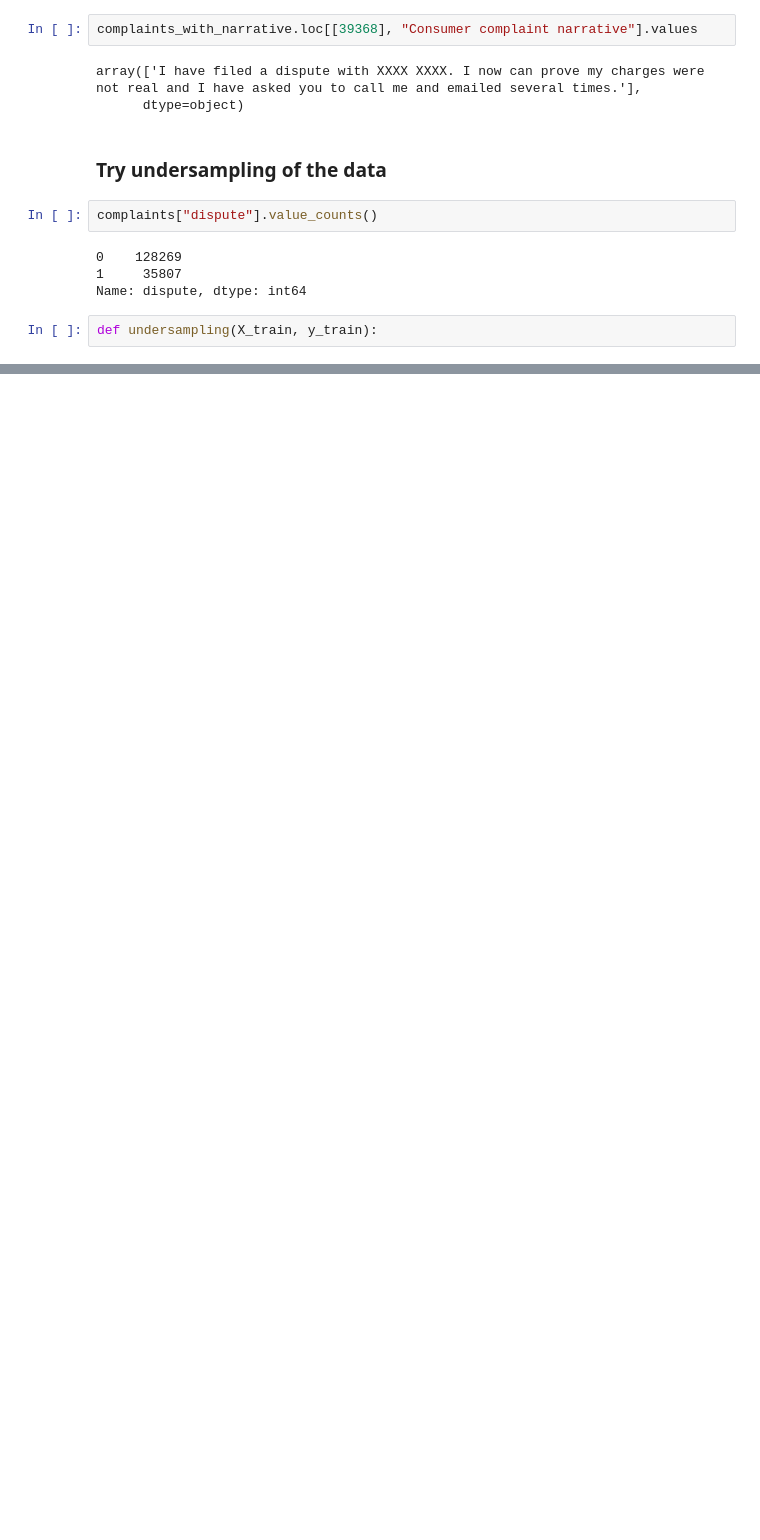
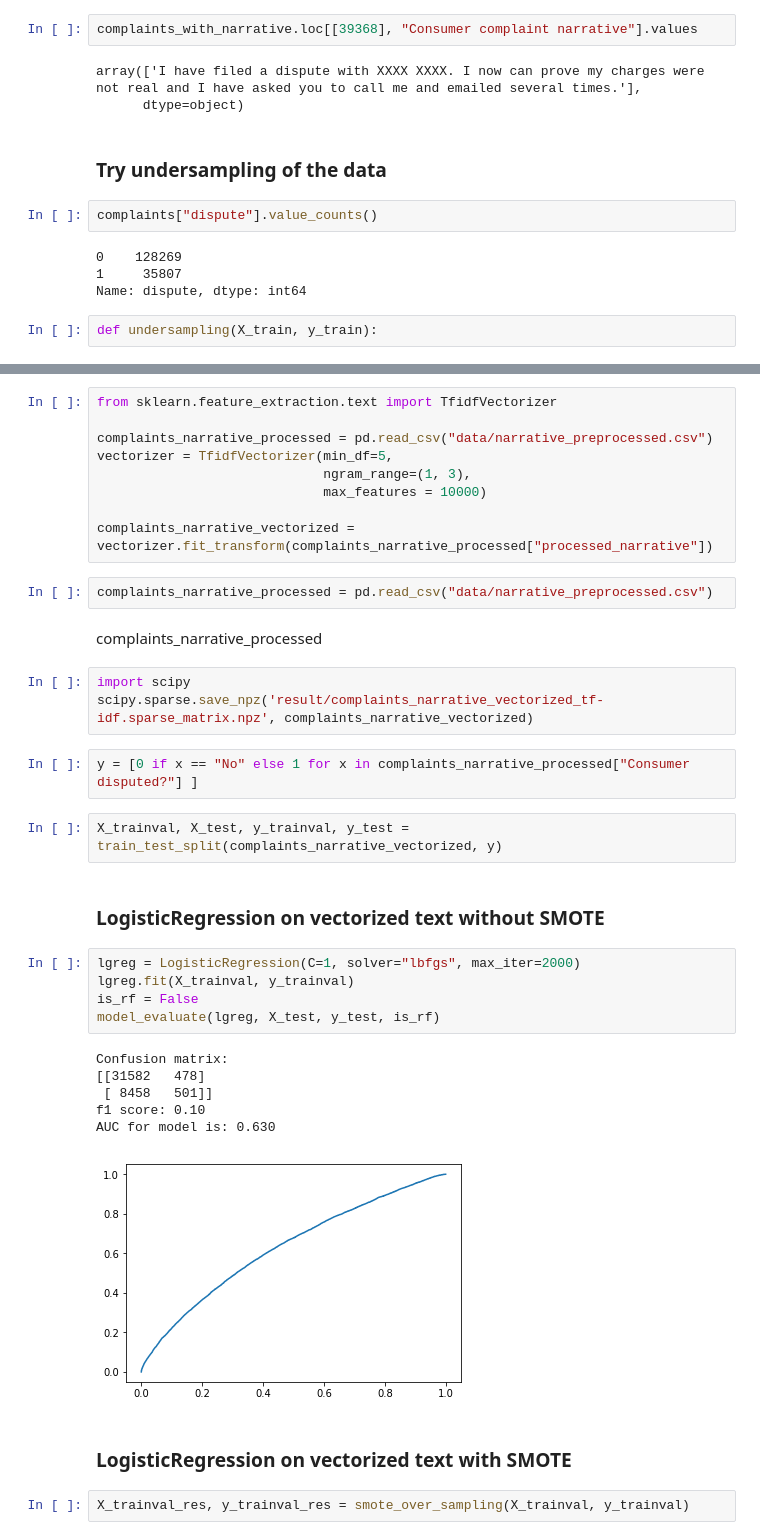
Before and after one commit to haolin-ds/ComplaintsAnalysis, a Jupyter notebook: Complaint_Classifier_V3.ipynb, the cells around one changed output, grey strips where cells are left out. Drawn from its saved outputs; the diff is of its cells as text; blank space fills up the shorter version.

```diff
--- a/Complaint_Classifier_V3.ipynb
+++ b/Complaint_Classifier_V3.ipynb
@@ -495,0 +506,38 @@ def undersampling(X_train, y_train):
+# %%
+from sklearn.feature_extraction.text import TfidfVectorizer
+
+complaints_narrative_processed = pd.read_csv("data/narrative_preprocessed.csv")
+vectorizer = TfidfVectorizer(min_df=5,
+                             ngram_range=(1, 3),
+                             max_features = 10000)
+
+complaints_narrative_vectorized = vectorizer.fit_transform(complaints_narrative_processed["processed_narrative"])
+# %%
+complaints_narrative_processed = pd.read_csv("data/narrative_preprocessed.csv")
+# %% [markdown]
+complaints_narrative_processed
+# %%
+import scipy
+scipy.sparse.save_npz('result/complaints_narrative_vectorized_tf-idf.sparse_matrix.npz', complaints_narrative_vectorized)
+# %%
+y = [0 if x == "No" else 1 for x in complaints_narrative_processed["Consumer disputed?"] ]
+# %%
+X_trainval, X_test, y_trainval, y_test = train_test_split(complaints_narrative_vectorized, y)
+# %% [markdown]
+### LogisticRegression on vectorized text without SMOTE
+# %%
+lgreg = LogisticRegression(C=1, solver="lbfgs", max_iter=2000)
+lgreg.fit(X_trainval, y_trainval)
+is_rf = False
+model_evaluate(lgreg, X_test, y_test, is_rf)
+# %% [output]
+Confusion matrix:
+[[31582   478]
+ [ 8458   501]]
+f1 score: 0.10
+AUC for model is: 0.630
+[figure, added]
+# %% [markdown]
+### LogisticRegression on vectorized text with SMOTE
+# %%
+X_trainval_res, y_trainval_res = smote_over_sampling(X_trainval, y_trainval)
```
Also changed, not shown: parts of 66 cells of this notebook, 7 other files.
